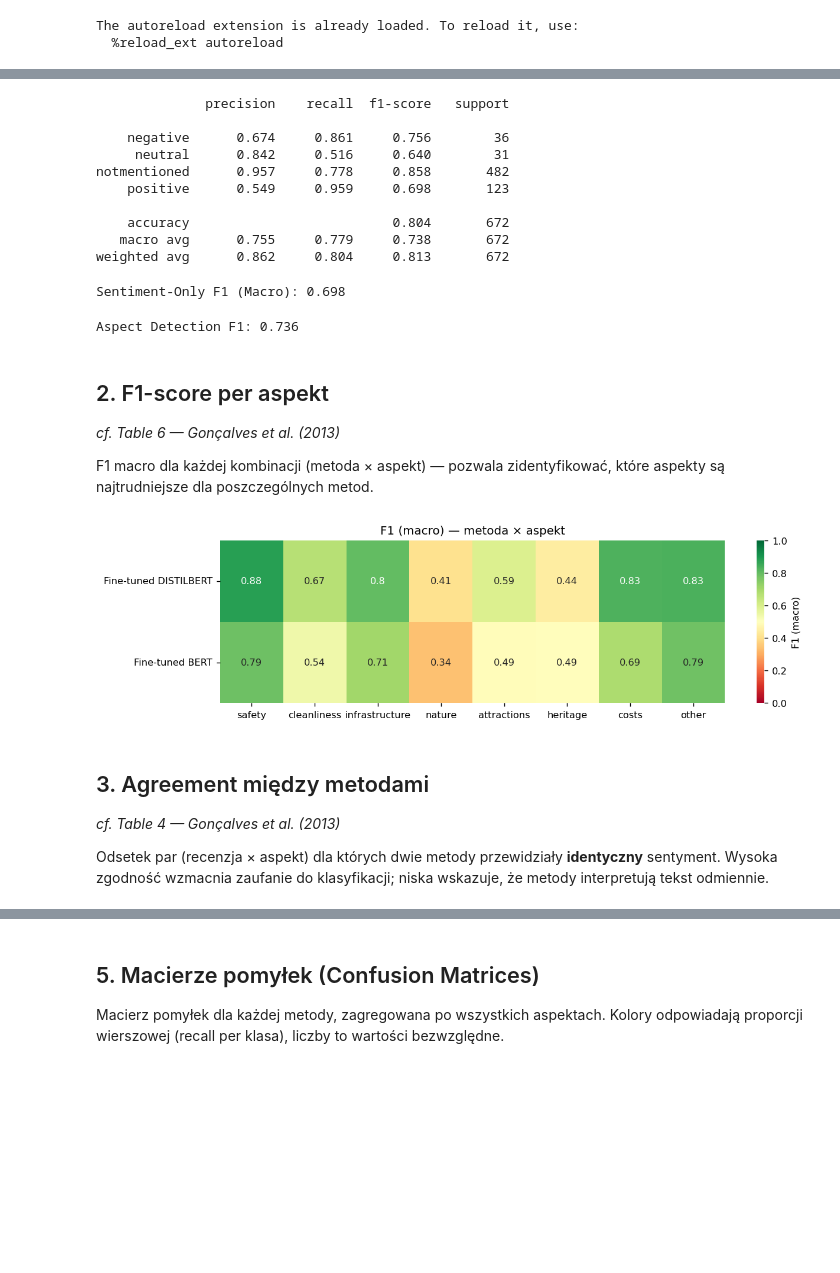
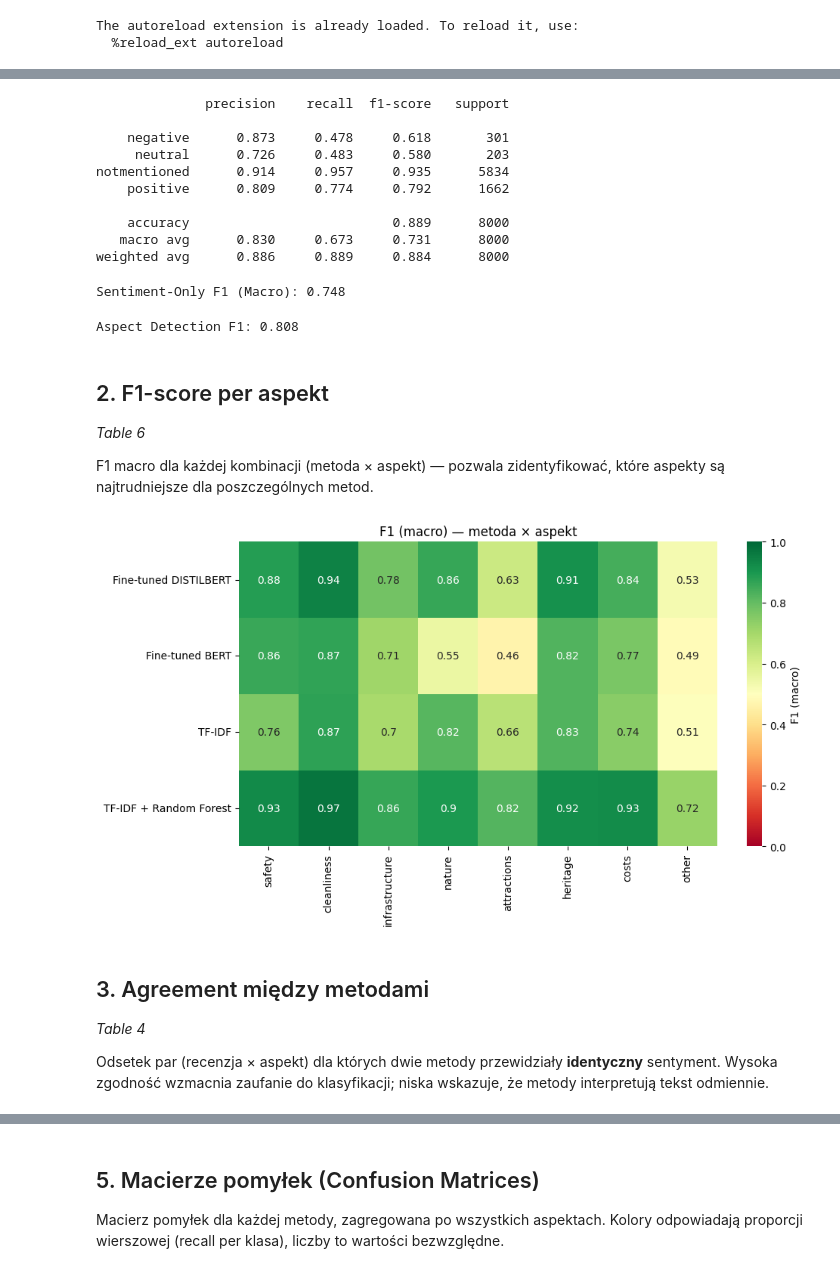
Before and after one commit to BartoszBugla/magisterka, a Jupyter notebook: _model_results.ipynb, the cells around one changed output, grey strips where cells are left out. Cells and saved outputs as stored; diff of their text form; code cells hidden in the pictures; blank space fills up the shorter version.

Commit message:
feat: prepared entire project for wrting a thesis and generated model results

```diff
--- a/_model_results.ipynb
+++ b/_model_results.ipynb
@@ -29,11 +29,17 @@ CACHE_DIR = Path("statics/prediction_cache")
 CACHE_DIR.mkdir(parents=True, exist_ok=True)
 TEST_PATH = "statics/datasets/validate.csv"
 
-plt.rcParams.update({"figure.dpi": 130, "axes.titlesize": 11, "font.size": 9})
+def flat(df):
+    """Spłaszcza aspekty z DataFrame do jednego wektora etykiet (str).
 
-def flat(df):
-    """Spłaszcza aspekty z DataFrame do jednego wektora etykiet."""
-    return np.concatenate([df[a].values for a in ASPECTS])
+    Po wczytaniu predykcji z CSV puste komórki są NaN (float); sklearn wymaga
+    jednorodnych etykiet, więc normalizujemy do stringów jak w ground truth.
+    """
+    parts = []
+    for a in ASPECTS:
+        s = df[a].replace("", np.nan).fillna("notmentioned").astype(str)
+        parts.append(s.to_numpy())
+    return np.concatenate(parts)
 # %% [output]
 The autoreload extension is already loaded. To reload it, use:
   %reload_ext autoreload
@@ -59,5 +65,6 @@ Zbiór: 84 recenzji × 8 aspektów = 672 etykiet
 # %%
 
+from pickle import TRUE
 from tqdm import tqdm
 import os
 import pandas as pd
@@ -67,11 +74,13 @@ from typing import Callable
 type should_use_cache = bool
 type Method = tuple[ModelType, should_use_cache]
 
-USE_CACHE = True
+USE_CACHE = False
 
 METHODS: dict[str, Method] = {
-    "Fine-tuned DISTILBERT": (ModelType.FINE_TUNED_DISTILBERT, USE_CACHE),
-    "Fine-tuned BERT": (ModelType.FINE_TUNED_BERT, USE_CACHE),
+    "Fine-tuned DISTILBERT": (ModelType.FINE_TUNED_DISTILBERT_SST, False),
+    "Fine-tuned BERT": (ModelType.FINE_TUNED_BERT, False),
+    "TF-IDF": (ModelType.TFIDF_LSA, False),
+    "TF-IDF + Random Forest": (ModelType.TFIDF_LSA_RF, True),
 }
 
 
@@ -182,14 +195,14 @@ print(classification_report(yt, yp, digits=3))
 # %% [output]
               precision    recall  f1-score   support
 
-    negative      0.674     0.861     0.756        36
-     neutral      0.842     0.516     0.640        31
-notmentioned      0.957     0.778     0.858       482
-    positive      0.549     0.959     0.698       123
+    negative      0.873     0.478     0.618       301
+     neutral      0.726     0.483     0.580       203
+notmentioned      0.914     0.957     0.935      5834
+    positive      0.809     0.774     0.792      1662
 
-    accuracy                          0.804       672
-   macro avg      0.755     0.779     0.738       672
-weighted avg      0.862     0.804     0.813       672
+    accuracy                          0.889      8000
+   macro avg      0.830     0.673     0.731      8000
+weighted avg      0.886     0.889     0.884      8000
 # %%
 from sklearn.metrics import f1_score
 
@@ -200,13 +213,13 @@ sentiment_labels = ["positive", "neutral", "negative"]
 sentiment_f1 = f1_score(
     yt, yp,
     labels=sentiment_labels,
-    average="macro",
+    average="weighted",
     zero_division=0
 )
 
 print(f"Sentiment-Only F1 (Macro): {sentiment_f1:.3f}")
 # %% [output]
-Sentiment-Only F1 (Macro): 0.698
+Sentiment-Only F1 (Macro): 0.748
 # %%
 # Create binary lists: 1 if mentioned (pos/neg/neu), 0 if notmentioned
 yt_binary = [0 if label == "notmentioned" else 1 for label in yt]
@@ -216,33 +229,33 @@ yp_binary = [0 if label == "notmentioned" else 1 for label in yp]
 detection_f1 = f1_score(yt_binary, yp_binary, average="binary")
 print(f"Aspect Detection F1: {detection_f1:.3f}")
 # %% [output]
-Aspect Detection F1: 0.736
+Aspect Detection F1: 0.808
 # %% [markdown]
 ## 2. F1-score per aspekt
-*cf. Table 6 — Gonçalves et al. (2013)*
+*Table 6*
 
 F1 macro dla każdej kombinacji (metoda × aspekt) — pozwala zidentyfikować, które aspekty są najtrudniejsze dla poszczególnych metod.
 # %%
 color_map = sns.color_palette("RdYlGn", as_cmap=True)
 
 f1_asp = pd.DataFrame({
-    name: {a: f1_score(gt[a], p[a], labels=SENTIMENT_LABELS, average="macro", zero_division=0) for a in ASPECTS}
+    name: {a: f1_score(gt[a], p[a], labels=SENTIMENT_LABELS, average="weighted", zero_division=0) for a in ASPECTS}
     for name, p in preds.items()
 }).T
 
 fig, ax = plt.subplots(figsize=(10, max(len(preds) * 1.4, 2.5)))
 sns.heatmap(
     f1_asp, annot=True, cmap=color_map, vmin=0, vmax=1, ax=ax, cbar_kws={"label": "F1 (macro)"},
 )
 ax.set_title("F1 (macro) — metoda × aspekt")
 ax.set_ylabel("")
 plt.tight_layout()
 plt.show()
 # %% [output]
-[figure, old version]
+[figure, new version]
 # %% [markdown]
 ## 3. Agreement między metodami
-*cf. Table 4 — Gonçalves et al. (2013)*
+*Table 4*
 
 Odsetek par (recenzja × aspekt) dla których dwie metody przewidziały **identyczny** sentyment. Wysoka zgodność wzmacnia zaufanie do klasyfikacji; niska wskazuje, że metody interpretują tekst odmiennie.
 # %%
```
Also changed, not shown: parts of 11 cells of this notebook, 33 other files.
